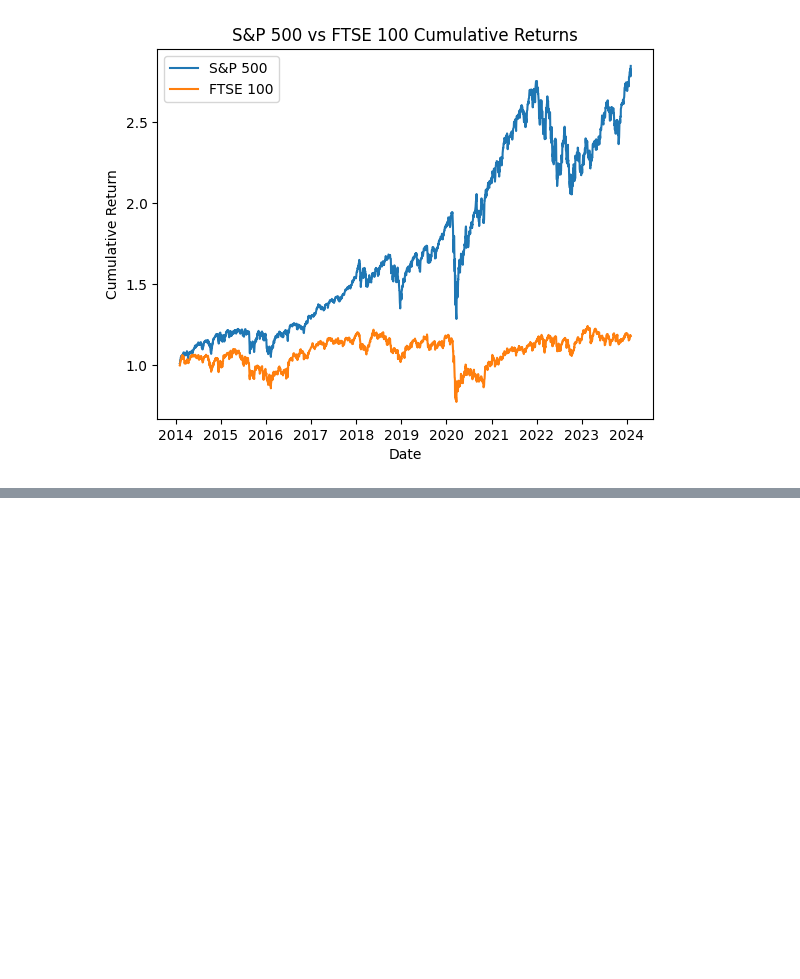
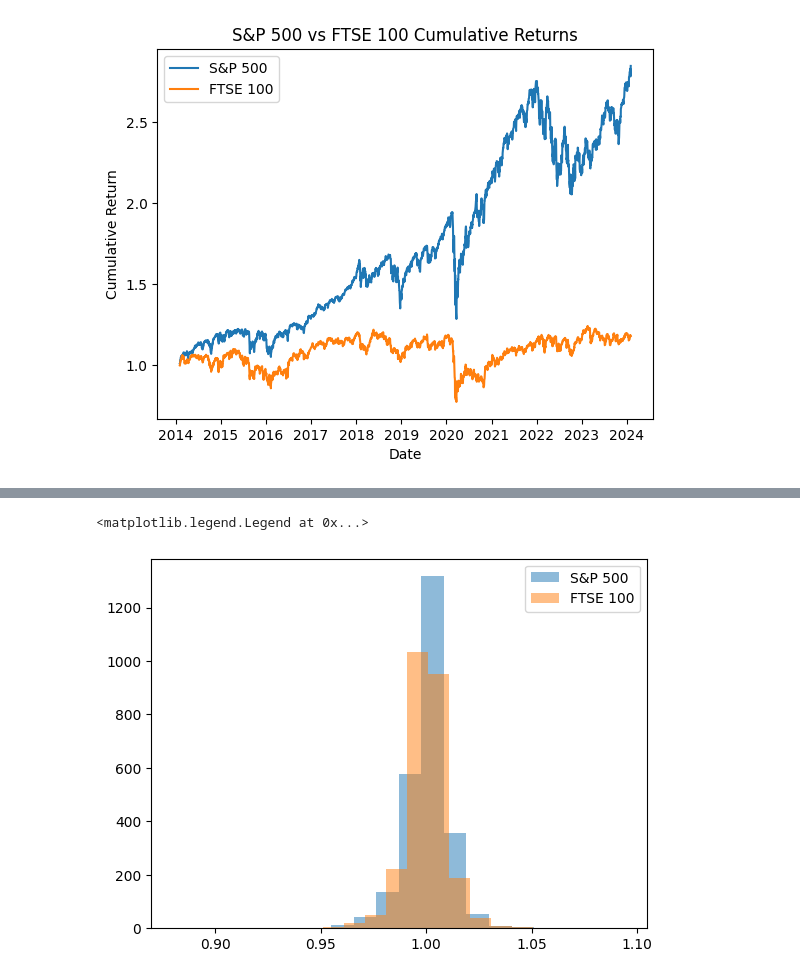
Before and after one commit to olturn/Portfolio-Optimisation, a Jupyter notebook: Data exploration/eda.ipynb, the cells around one changed output, grey strips where cells are left out. Cells and saved outputs as stored; diff of their text form; code cells hidden in the pictures; blank space fills up the shorter version.

```diff
--- a/Data exploration/eda.ipynb
+++ b/Data exploration/eda.ipynb
@@ -36,0 +43,8 @@ plt.show()
+# %%
+fig, ax = plt.subplots()
+ax.hist(sp500['daily_return'], bins=20, alpha=0.5, label='S&P 500')
+ax.hist(ftse['daily_return'], bins=20, alpha=0.5, label='FTSE 100')
+ax.legend()
+# %% [output]
+<matplotlib.legend.Legend at 0x...>
+[figure, added]
```
Also changed, not shown: parts of 1 cell of this notebook.
